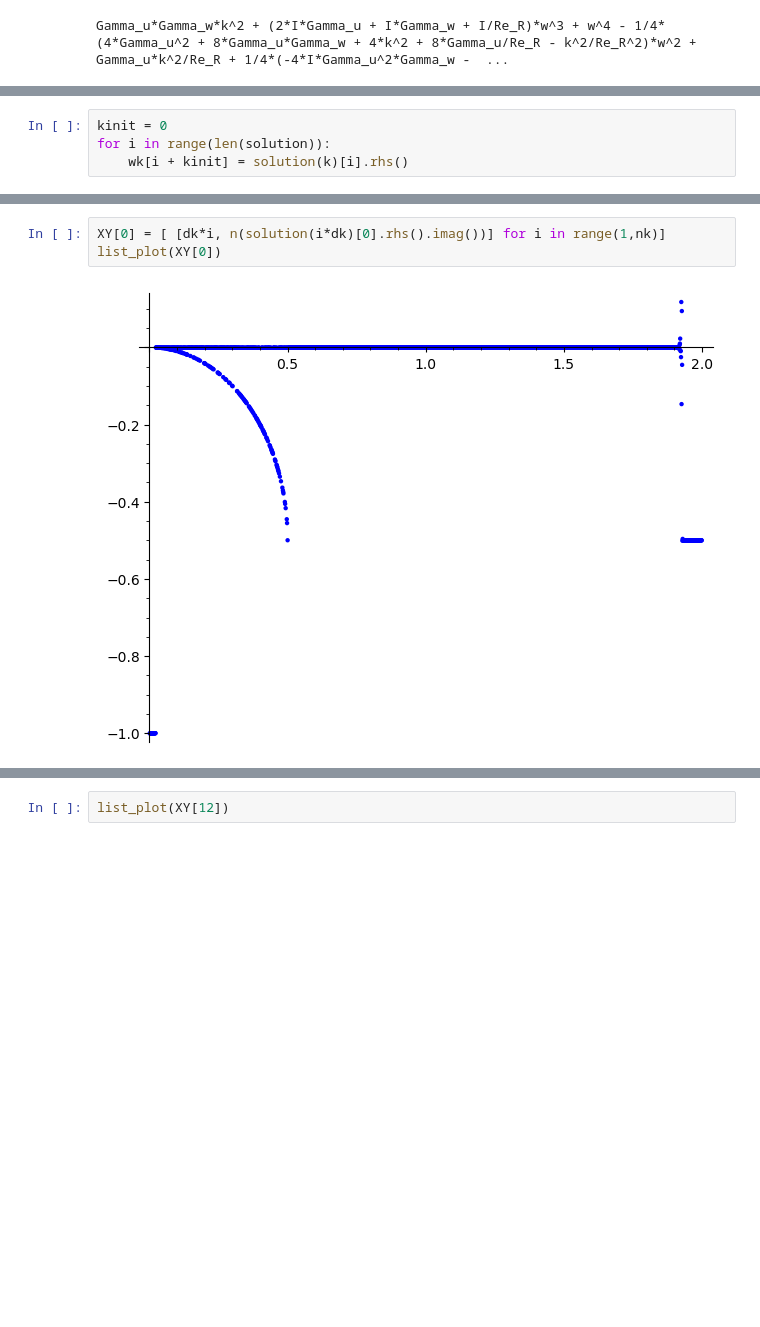
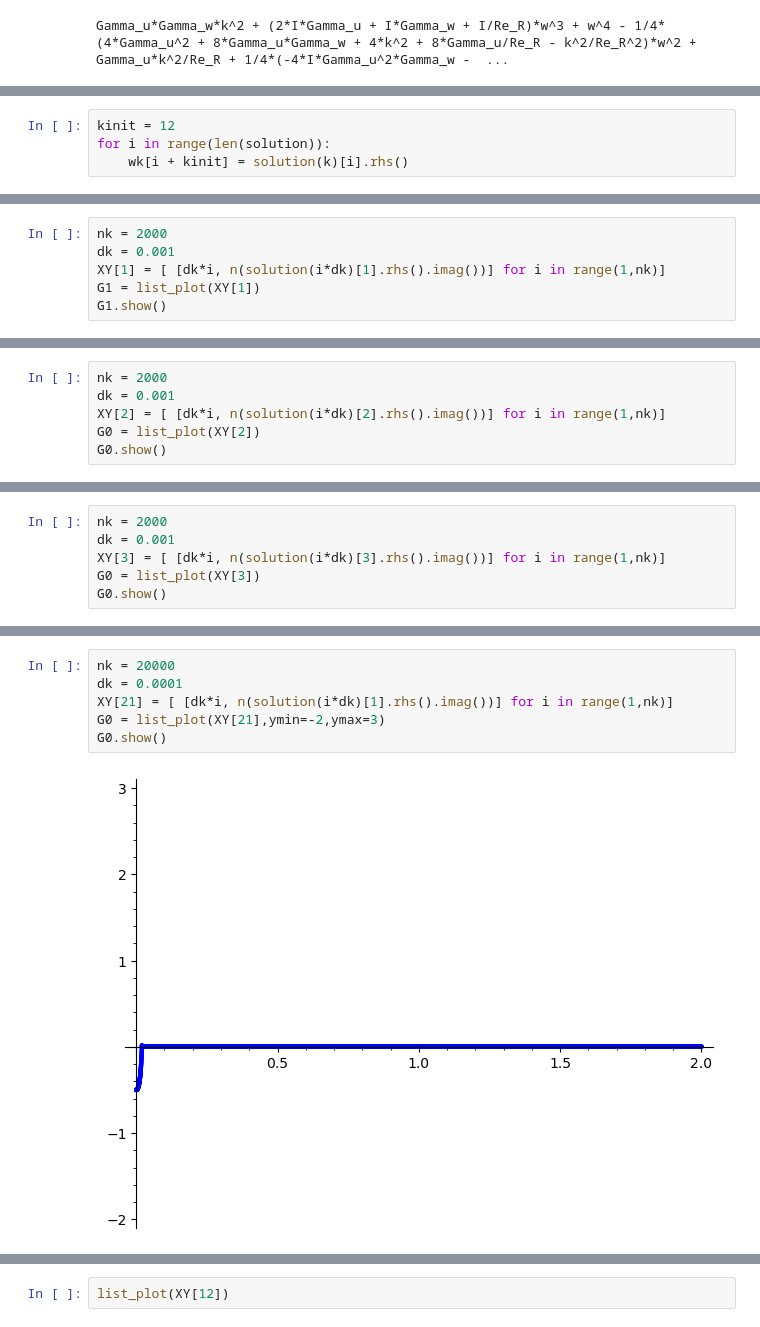
Before and after one commit to fvegar/rips, a Jupyter notebook: rips_dispersion.ipynb, the cells around one changed output, grey strips where cells are left out. Drawn from its saved outputs; the diff is of its cells as text; blank space fills up the shorter version.

```diff
--- a/rips_dispersion.ipynb
+++ b/rips_dispersion.ipynb
@@ -151,4 +230,4 @@ solution(k) = solve(dispersion_eq_lin2_k, w)
 # %%
-kinit = 0
+kinit = 12
 for i in range(len(solution)):
     wk[i + kinit] = solution(k)[i].rhs()
@@ -154,0 +249,6 @@ for i in range(len(solution)):
+# %%
+nk = 2000
+dk = 0.001
+XY[1] = [ [dk*i, n(solution(i*dk)[1].rhs().imag())] for i in range(1,nk)]
+G1 = list_plot(XY[1])
+G1.show()
@@ -154,0 +257,6 @@ for i in range(len(solution)):
+# %%
+nk = 2000
+dk = 0.001
+XY[2] = [ [dk*i, n(solution(i*dk)[2].rhs().imag())] for i in range(1,nk)]
+G0 = list_plot(XY[2])
+G0.show()
@@ -154,0 +265,6 @@ for i in range(len(solution)):
+# %%
+nk = 2000
+dk = 0.001
+XY[3] = [ [dk*i, n(solution(i*dk)[3].rhs().imag())] for i in range(1,nk)]
+G0 = list_plot(XY[3])
+G0.show()
@@ -155,5 +279,8 @@ for i in range(len(solution)):
 # %%
-XY[0] = [ [dk*i, n(solution(i*dk)[0].rhs().imag())] for i in range(1,nk)]
-list_plot(XY[0])
+nk = 20000
+dk = 0.0001
+XY[21] = [ [dk*i, n(solution(i*dk)[1].rhs().imag())] for i in range(1,nk)]
+G0 = list_plot(XY[21],ymin=-2,ymax=3)
+G0.show()
 # %% [output]
-[figure, old version]
+[figure, new version]
```
Also changed, not shown: parts of 54 cells of this notebook, 1 other file.
